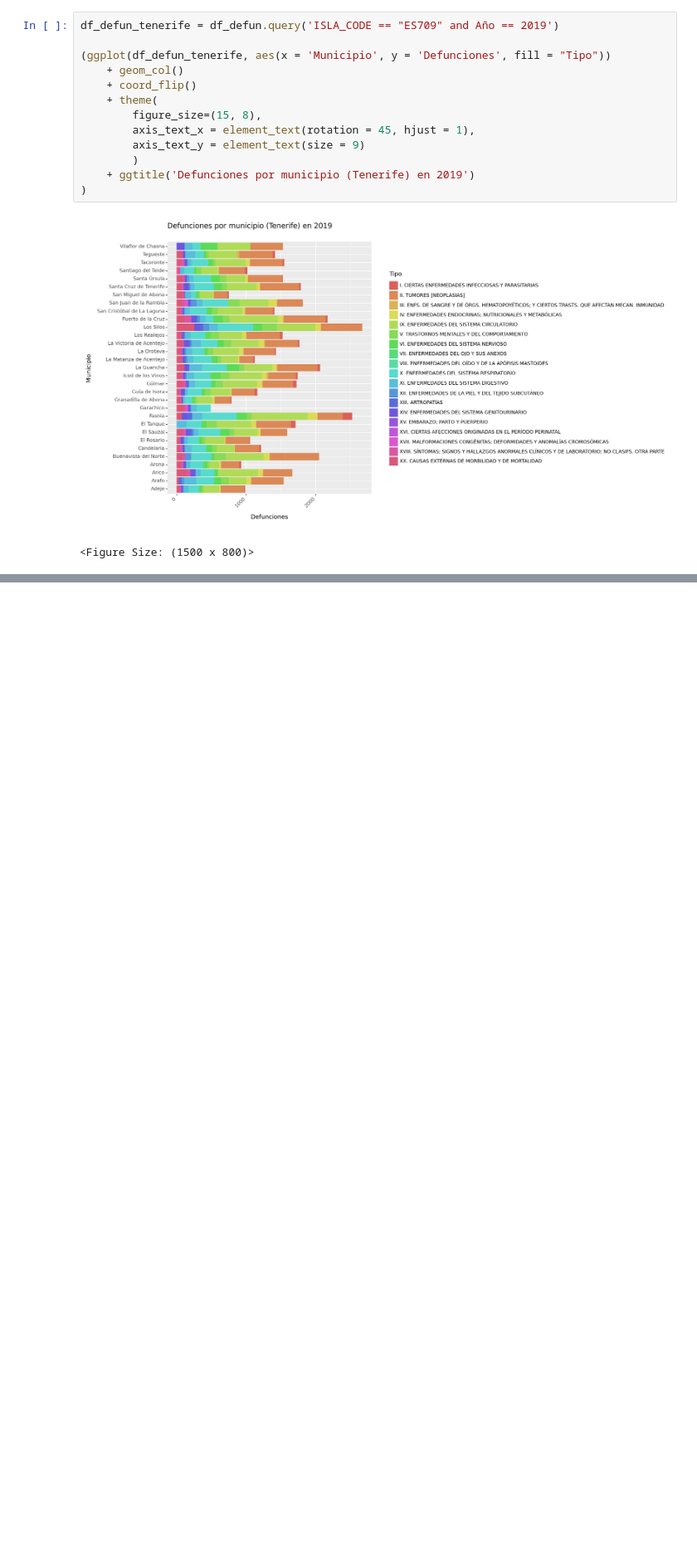
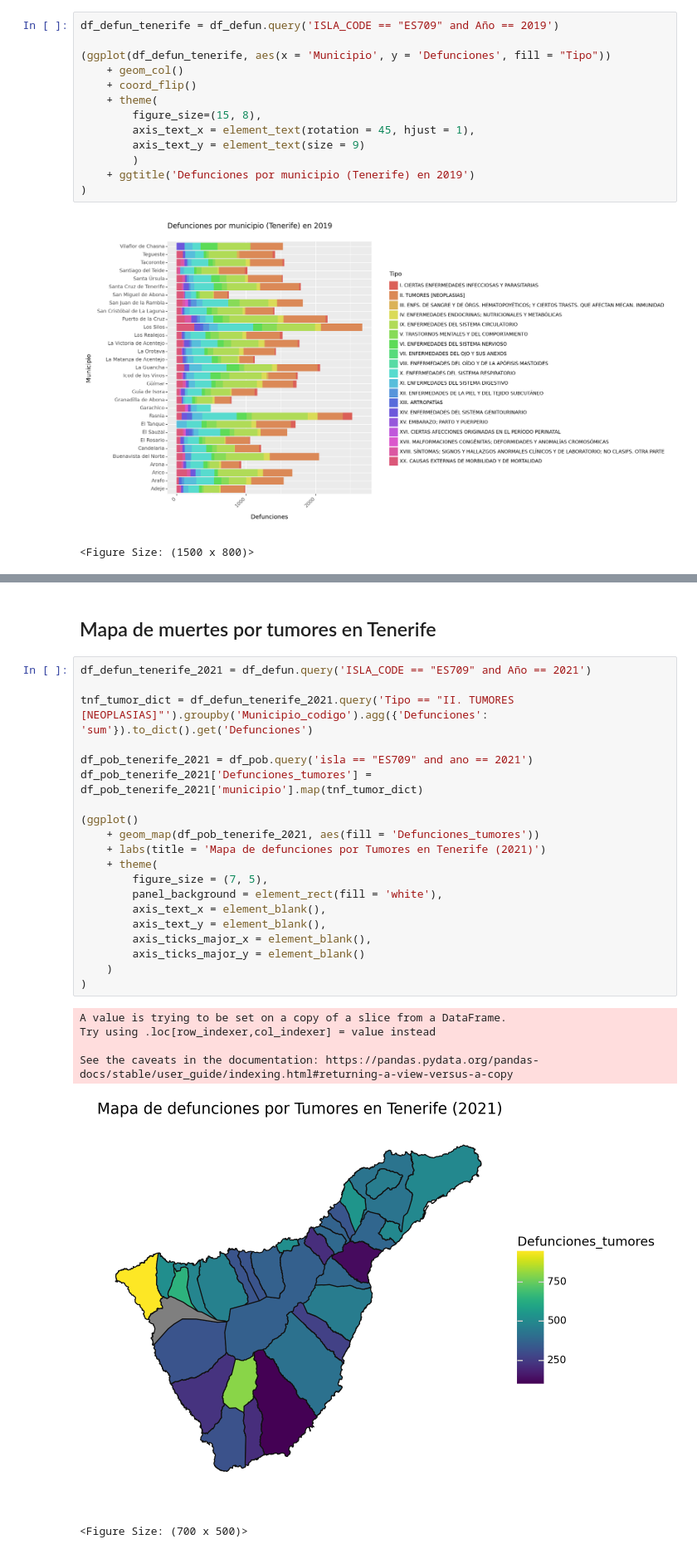
Before and after one commit to alu0101351773/VIS_proyecto, a Jupyter notebook: src/proyecto.ipynb, the cells around one changed output, grey strips where cells are left out. Shown at 83% size. Drawn from its saved outputs; the diff is of its cells as text; blank space fills up the shorter version.

```diff
--- a/src/proyecto.ipynb
+++ b/src/proyecto.ipynb
@@ -392,0 +388,29 @@ df_defun_tenerife = df_defun.query('ISLA_CODE == "ES709" and Año == 2021')
+# %% [markdown]
+## Mapa de muertes por tumores en Tenerife
+# %%
+df_defun_tenerife_2021 = df_defun.query('ISLA_CODE == "ES709" and Año == 2021')
+
+tnf_tumor_dict = df_defun_tenerife_2021.query('Tipo == "II. TUMORES [NEOPLASIAS]"').groupby('Municipio_codigo').agg({'Defunciones': 'sum'}).to_dict().get('Defunciones')
+
+df_pob_tenerife_2021 = df_pob.query('isla == "ES709" and ano == 2021')
+df_pob_tenerife_2021['Defunciones_tumores'] = df_pob_tenerife_2021['municipio'].map(tnf_tumor_dict)
+
+(ggplot()
+    + geom_map(df_pob_tenerife_2021, aes(fill = 'Defunciones_tumores'))
+    + labs(title = 'Mapa de defunciones por Tumores en Tenerife (2021)')
+    + theme(
+        figure_size = (7, 5),
+        panel_background = element_rect(fill = 'white'),
+        axis_text_x = element_blank(),
+        axis_text_y = element_blank(),
+        axis_ticks_major_x = element_blank(),
+        axis_ticks_major_y = element_blank()
+    )
+)
+# %% [output]
+A value is trying to be set on a copy of a slice from a DataFrame.
+Try using .loc[row_indexer,col_indexer] = value instead
+
+See the caveats in the documentation: https://pandas.pydata.org/pandas-docs/stable/user_guide/indexing.html#returning-a-view-versus-a-copy
+[figure, added]
+<Figure Size: (700 x 500)>
```
Also changed, not shown: parts of 6 cells of this notebook.
